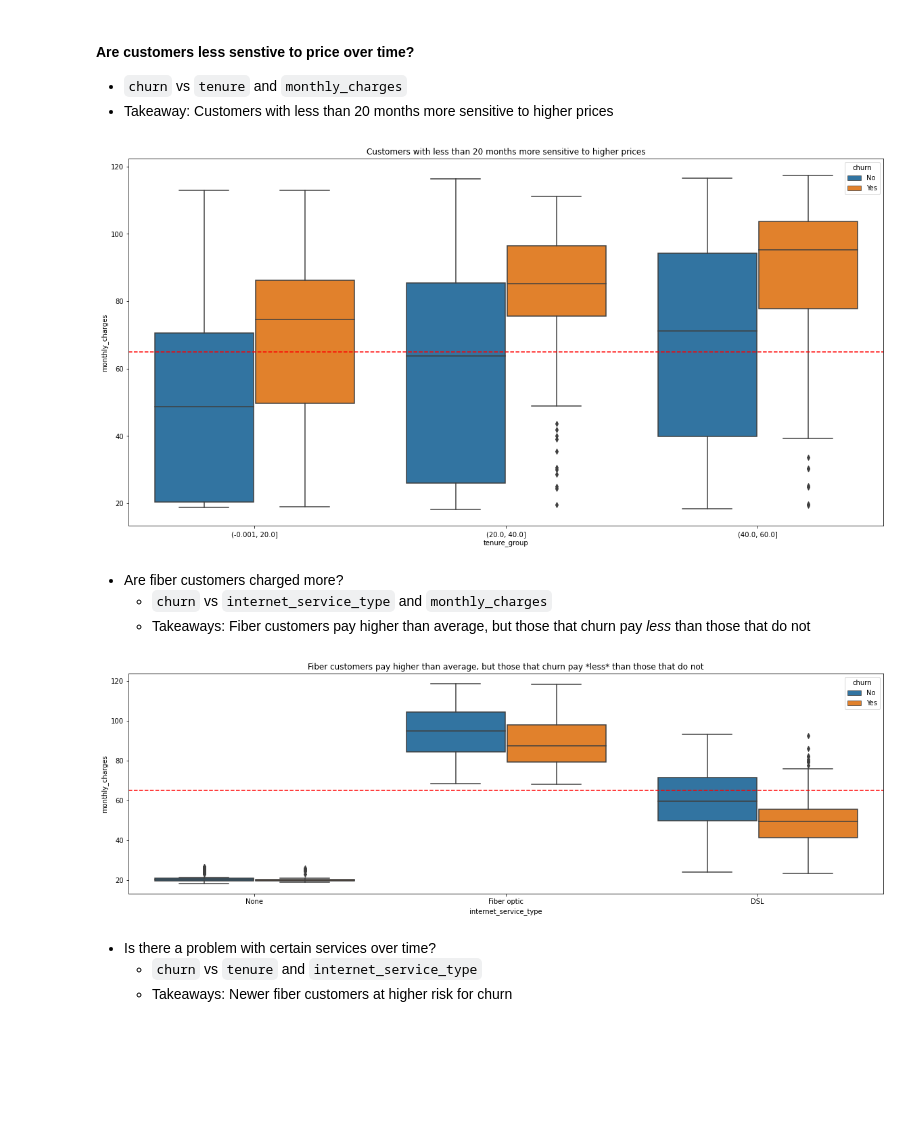
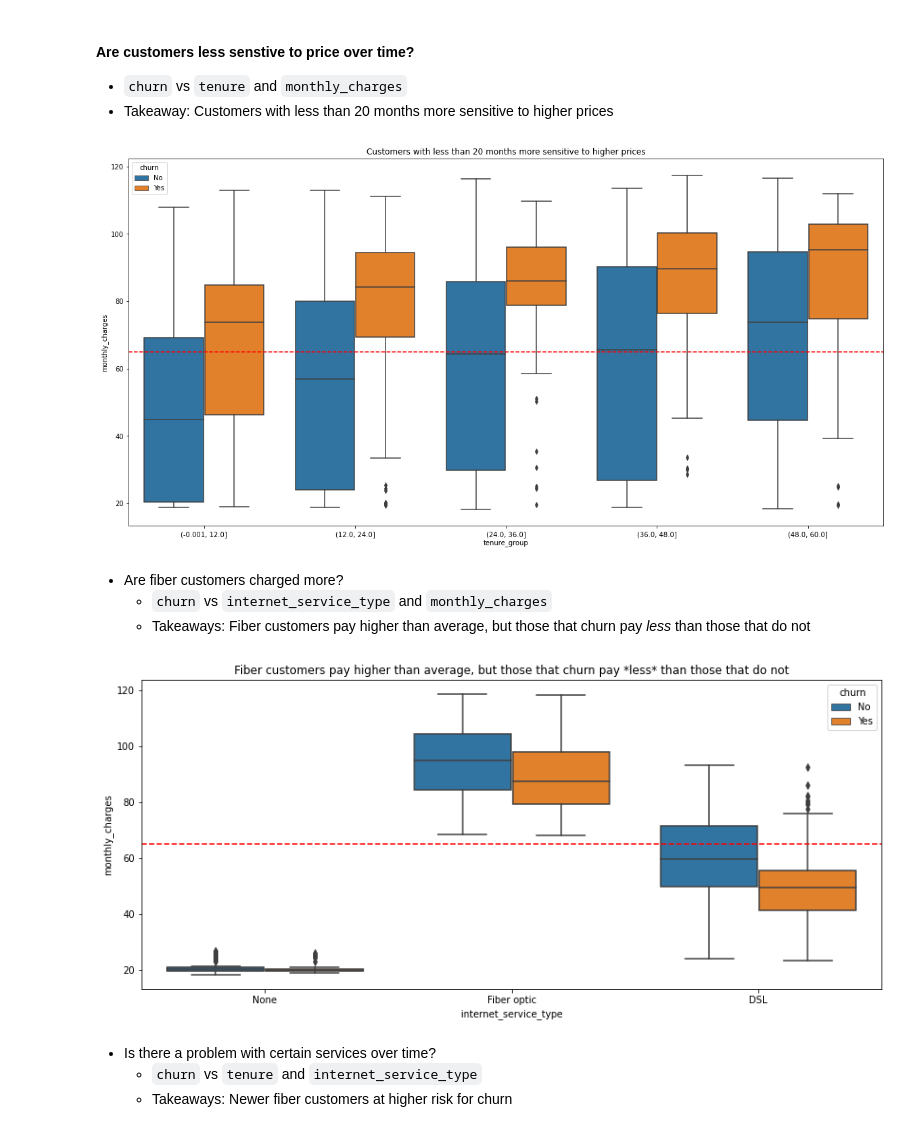
Before and after one commit to joshua-shorterivey/classification_project, a Jupyter notebook: working_notebook.ipynb, the cells around one changed output. Drawn from its saved outputs; the diff is of its cells as text; code cells hidden in the pictures; blank space fills up the shorter version.

```diff
--- a/working_notebook.ipynb
+++ b/working_notebook.ipynb
@@ -419,28 +388,28 @@ plt.show()
 * `churn` vs `tenure` and `monthly_charges`
 * Takeaway: Customers with less than 20 months more sensitive to higher prices
 # %%
-tenure_bins = [0,20,40,60]
+tenure_bins = [0,12,24,36,48,60]
 train['tenure_group']=pd.cut(train['tenure'],tenure_bins, include_lowest=True)
 # %%
 plt.figure(figsize=(20,10))
 sns.boxplot(data=train, x='tenure_group', y='monthly_charges', hue='churn')
 plt.axhline(y=train.monthly_charges.mean(), color='red', linestyle='dashed')
-plt.title('Customers with less than 20 months more sensitive to higher prices')
+plt.title('Customers with less than 12 months more sensitive to higher prices')
 plt.show()
 # %% [output]
-[figure, old version]
+[figure, new version]
 # %% [markdown]
 * Are fiber customers charged more?
     * `churn` vs `internet_service_type` and `monthly_charges`
     * Takeaways: Fiber customers pay higher than average, but those that churn pay *less* than those that do not
 # %%
-plt.figure(figsize=(20,6))
+plt.figure(figsize=(14,6))
 sns.boxplot(data=train, x='internet_service_type', y='monthly_charges', hue='churn')
 plt.axhline(y=train.monthly_charges.mean(), color='red', linestyle='dashed')
 plt.title('Fiber customers pay higher than average, but those that churn pay *less* than those that do not')
 plt.show()
 # %% [output]
-[figure, old version]
+[figure, new version]
 # %% [markdown]
 * Is there a problem with certain services over time?
     * `churn` vs `tenure` and `internet_service_type`
```
Also changed, not shown: parts of 40 cells of this notebook, 3 other files.
